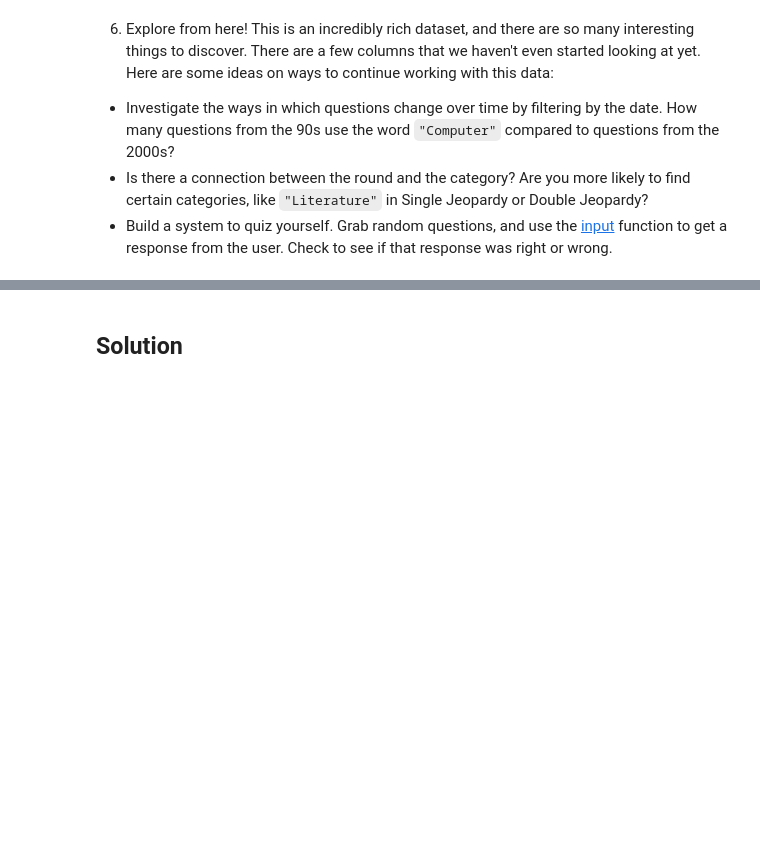
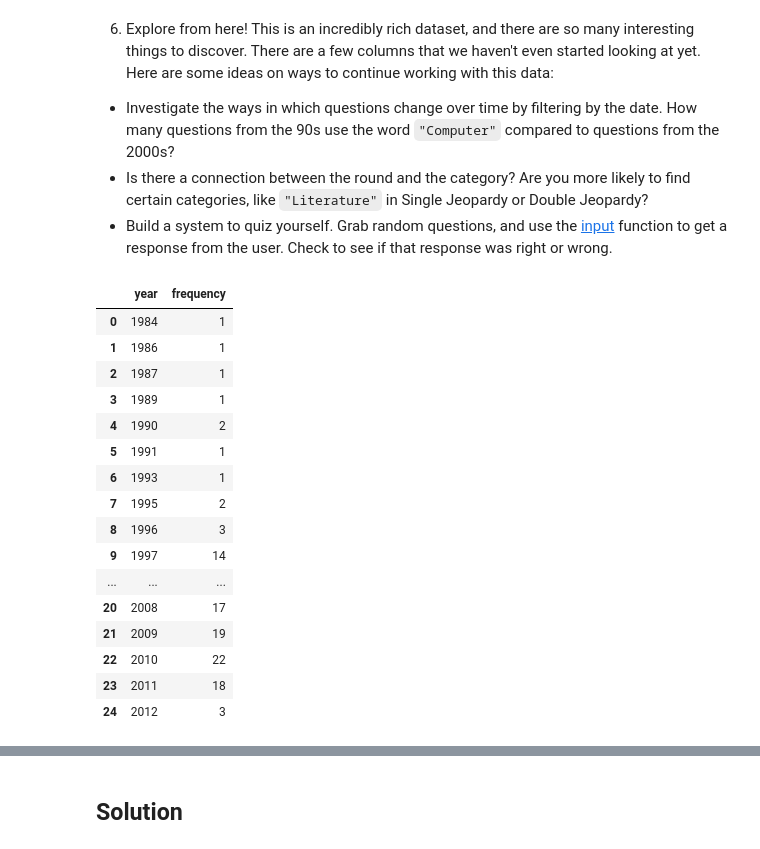
Before and after one commit to zcronk62/this_is_jeopardy, a Jupyter notebook: This is Jeopardy.ipynb, the cells around one changed output, grey strips where cells are left out. Drawn from its saved outputs; the diff is of its cells as text; code cells hidden in the pictures; blank space fills up the shorter version.

Commit message:
Added new function to count question theme occurances by year.

```diff
--- a/This is Jeopardy.ipynb
+++ b/This is Jeopardy.ipynb
@@ -150,3 +150,36 @@ The question prompt says they saw "Henry VIII" appear 55 times. I found the same
  * Investigate the ways in which questions change over time by filtering by the date. How many questions from the 90s use the word `"Computer"` compared to questions from the 2000s?
  * Is there a connection between the round and the category? Are you more likely to find certain categories, like `"Literature"` in Single Jeopardy or Double Jeopardy?
  * Build a system to quiz yourself. Grab random questions, and use the <a href="https://docs.python.org/3/library/functions.html#input">input</a> function to get a response from the user. Check to see if that response was right or wrong.
+# %%
+def question_theme_year(df, filter_key):
+    """
+    This function will take the input dataFrame,
+    filter it by word(s) in the filter_key, and
+    group the data by year.
+    """
+    filtered_df = question_filter(df, filter_key)
+    year_pull_lambda = lambda time: time.split('-')[0]
+    filtered_df['year'] = filtered_df.air_date.apply(year_pull_lambda)
+    questions_by_year_df = filtered_df.groupby('year').show_number.count().reset_index().rename(columns = {'show_number': 'frequency'})
+    return questions_by_year_df
+
+computer_time_df = question_theme_year(jeopardy_df, 'Computer')
+computer_time_df
+# %% [output]
+|  | year | frequency |
+| 0 | 1984 | 1 |
+| 1 | 1986 | 1 |
+| 2 | 1987 | 1 |
+| 3 | 1989 | 1 |
+| 4 | 1990 | 2 |
+| 5 | 1991 | 1 |
+| 6 | 1993 | 1 |
+| 7 | 1995 | 2 |
+| 8 | 1996 | 3 |
+| 9 | 1997 | 14 |
+| ... | ... | ... |
+| 20 | 2008 | 17 |
+| 21 | 2009 | 19 |
+| 22 | 2010 | 22 |
+| 23 | 2011 | 18 |
+| 24 | 2012 | 3 |
```
Also changed, not shown: parts of 1 cell of this notebook.
